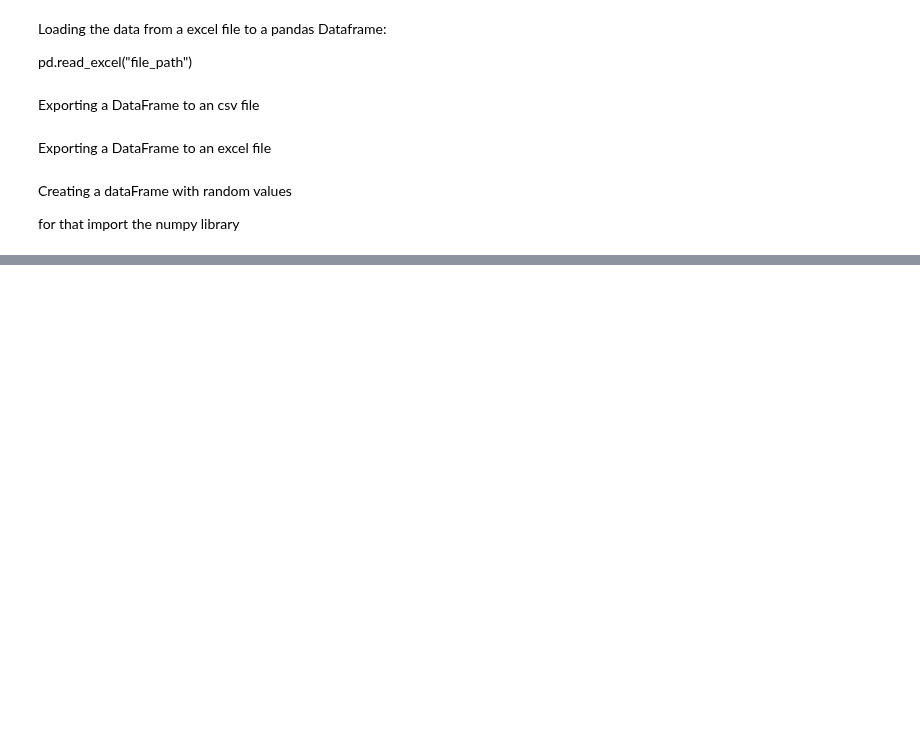
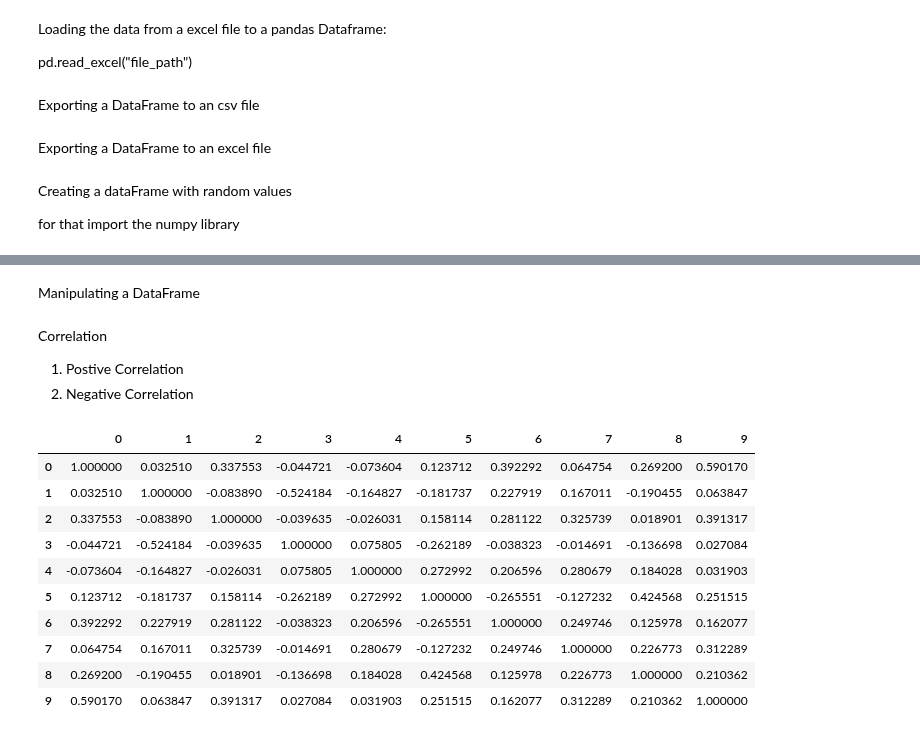
Before and after one commit to GENTLEW1ND/Python, a Jupyter notebook: Pandas.ipynb, the cells around one changed output, grey strips where cells are left out. Saved outputs shown, nothing was run; the diff lists cells and outputs as text; code cells hidden in the pictures; blank space fills up the shorter version.

```diff
--- a/Pandas.ipynb
+++ b/Pandas.ipynb
@@ -141,0 +306,2 @@ random_df.head()
+# %% [markdown]
+Manipulating a DataFrame
@@ -141,0 +326,19 @@ random_df.head()
+# %% [markdown]
+Correlation
+
+1. Postive Correlation
+2. Negative Correlation
+# %%
+random_df.corr()
+# %% [output]
+|  | 0 | 1 | 2 | 3 | 4 | 5 | 6 | 7 | 8 | 9 |
+| 0 | 1.000000 | 0.032510 | 0.337553 | -0.044721 | -0.073604 | 0.123712 | 0.392292 | 0.064754 | 0.269200 | 0.590170 |
+| 1 | 0.032510 | 1.000000 | -0.083890 | -0.524184 | -0.164827 | -0.181737 | 0.227919 | 0.167011 | -0.190455 | 0.063847 |
+| 2 | 0.337553 | -0.083890 | 1.000000 | -0.039635 | -0.026031 | 0.158114 | 0.281122 | 0.325739 | 0.018901 | 0.391317 |
+| 3 | -0.044721 | -0.524184 | -0.039635 | 1.000000 | 0.075805 | -0.262189 | -0.038323 | -0.014691 | -0.136698 | 0.027084 |
+| 4 | -0.073604 | -0.164827 | -0.026031 | 0.075805 | 1.000000 | 0.272992 | 0.206596 | 0.280679 | 0.184028 | 0.031903 |
+| 5 | 0.123712 | -0.181737 | 0.158114 | -0.262189 | 0.272992 | 1.000000 | -0.265551 | -0.127232 | 0.424568 | 0.251515 |
+| 6 | 0.392292 | 0.227919 | 0.281122 | -0.038323 | 0.206596 | -0.265551 | 1.000000 | 0.249746 | 0.125978 | 0.162077 |
+| 7 | 0.064754 | 0.167011 | 0.325739 | -0.014691 | 0.280679 | -0.127232 | 0.249746 | 1.000000 | 0.226773 | 0.312289 |
+| 8 | 0.269200 | -0.190455 | 0.018901 | -0.136698 | 0.184028 | 0.424568 | 0.125978 | 0.226773 | 1.000000 | 0.210362 |
+| 9 | 0.590170 | 0.063847 | 0.391317 | 0.027084 | 0.031903 | 0.251515 | 0.162077 | 0.312289 | 0.210362 | 1.000000 |
```
Also changed, not shown: parts of 17 cells of this notebook.
